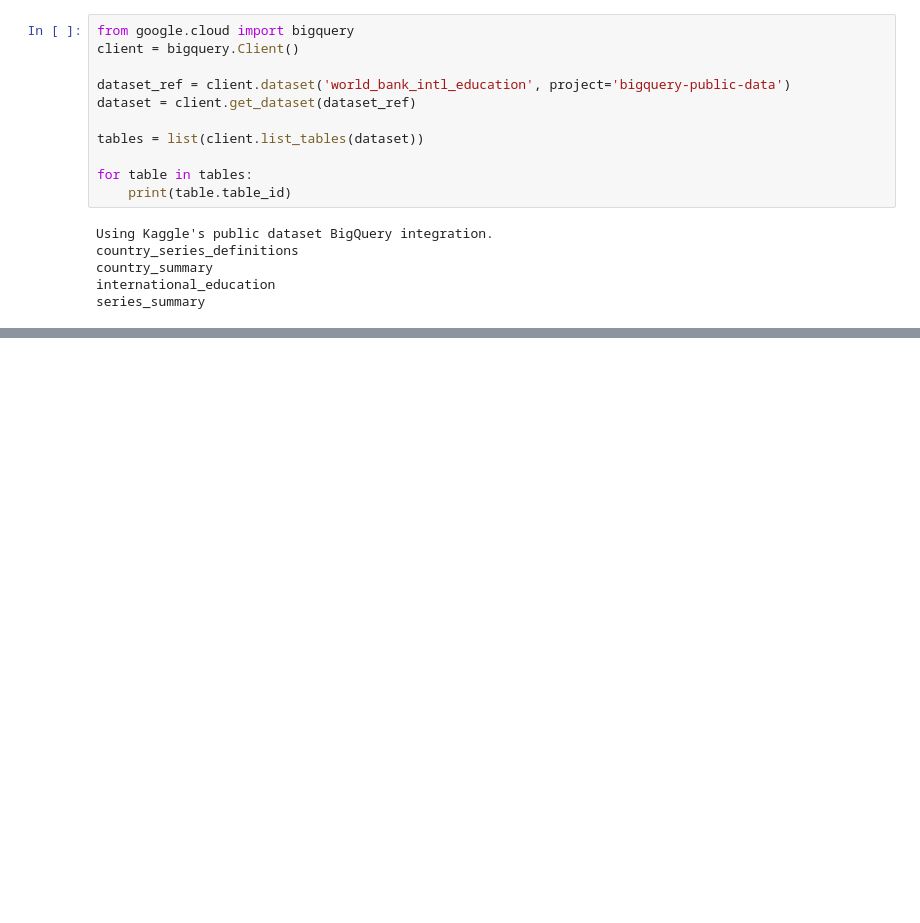
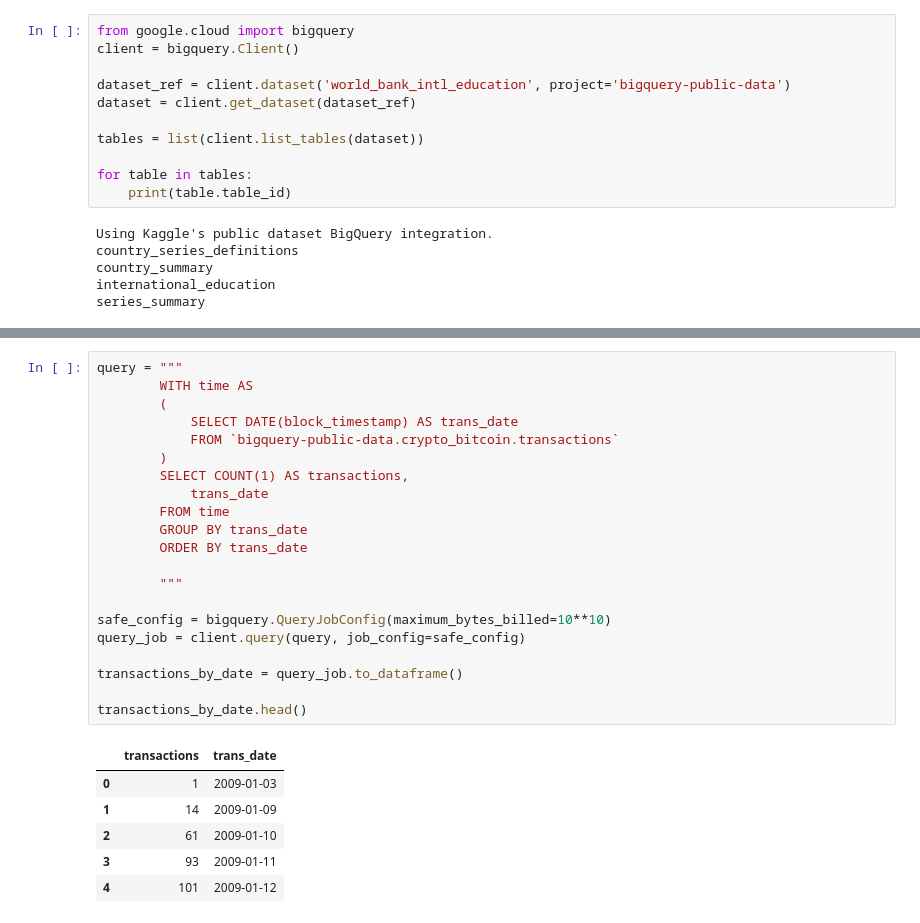
Before and after one commit to karthigeyan0312/My_Kaggle_Practice_Exercises, a Jupyter notebook: sql-with-bigquery.ipynb, the cells around one changed output, grey strips where cells are left out. Saved outputs shown, nothing was run; the diff lists cells and outputs as text; blank space fills up the shorter version.

```diff
--- a/sql-with-bigquery.ipynb
+++ b/sql-with-bigquery.ipynb
@@ -400,0 +430,28 @@ client.list_rows(table, max_results=5).to_dataframe()
+# %%
+query = """
+        WITH time AS
+        (
+            SELECT DATE(block_timestamp) AS trans_date
+            FROM `bigquery-public-data.crypto_bitcoin.transactions`
+        )
+        SELECT COUNT(1) AS transactions,
+            trans_date
+        FROM time
+        GROUP BY trans_date
+        ORDER BY trans_date
+
+        """
+
+safe_config = bigquery.QueryJobConfig(maximum_bytes_billed=10**10)
+query_job = client.query(query, job_config=safe_config)
+
+transactions_by_date = query_job.to_dataframe()
+
+transactions_by_date.head()
+# %% [output]
+|  | transactions | trans_date |
+| 0 | 1 | 2009-01-03 |
+| 1 | 14 | 2009-01-09 |
+| 2 | 61 | 2009-01-10 |
+| 3 | 93 | 2009-01-11 |
+| 4 | 101 | 2009-01-12 |
```
Also changed, not shown: parts of 9 cells of this notebook.
